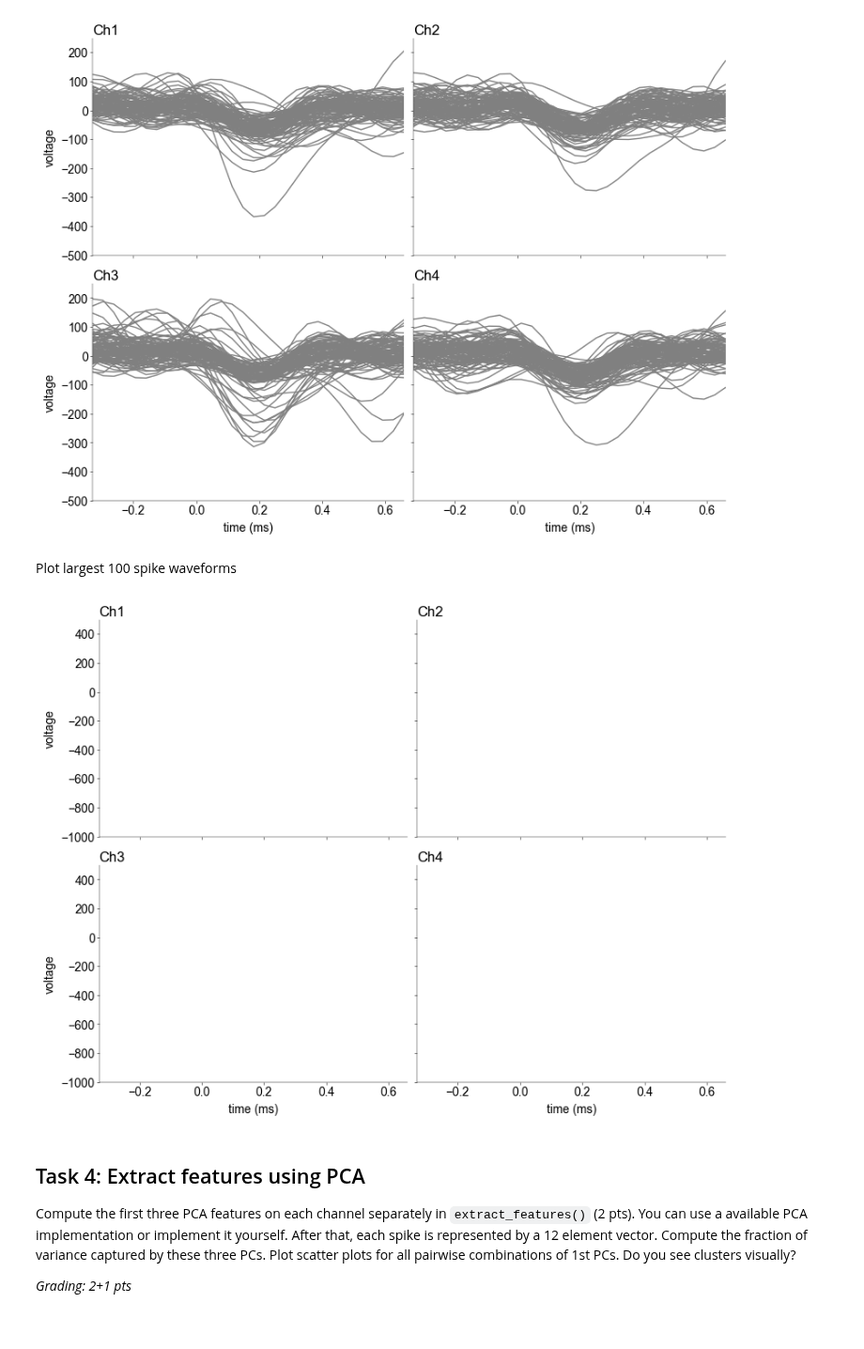
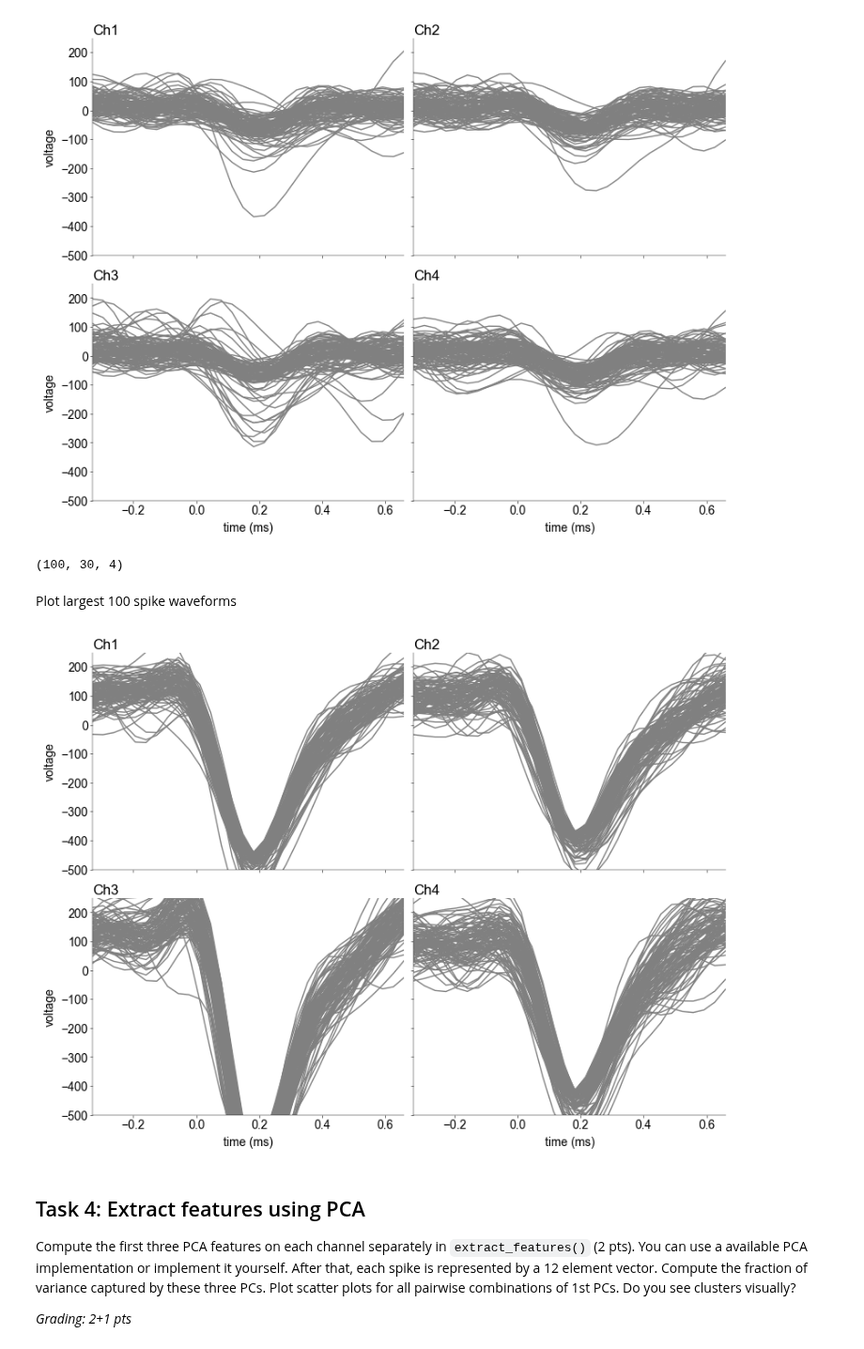
Before and after one commit to H-Kugler/neural-data-science, a Jupyter notebook: notebooks/CodingLab1.ipynb, the cells around one changed output. Shown at 94% size. Saved outputs shown, nothing was run; the diff lists cells and outputs as text; code cells hidden in the pictures.

````diff
--- a/notebooks/CodingLab1.ipynb
+++ b/notebooks/CodingLab1.ipynb
@@ -365,13 +364,26 @@ def extract_waveforms(x: np.ndarray, s: np.ndarray) -> np.ndarray:
     # extract spike waveforms (1 pt)
     # ------------------------------
 
-    n_spikes = len(s)
-    n_channels = x.shape[1]
+    n_spikes, n_channels = s.shape
     length_window = 30
     half_window = int(length_window / 2)
 
-    w = np.stack([x[-half_window + spike : spike + half_window] for spike in s])
+    w = np.stack(
+        [
+            np.stack(
+                [
+                    x[-half_window + spike : spike + half_window, ch]
+                    for spike in s[..., ch]
+                ]
+            )
+            for ch in range(n_channels)
+        ],
+        axis=2,
+    )
 
-    assert w.shape == (n_spikes, length_window, n_channels)
+    # assert w.shape == (n_spikes, length_window, n_channels)
 
     return w
+# %%
+spikes = np.stack([s for i in range(4)], axis=1)
+spikes.shape
@@ -378,2 +392,3 @@ def extract_waveforms(x: np.ndarray, s: np.ndarray) -> np.ndarray:
 # %%
-waveforms = extract_waveforms(x=xf, s=s)
+waveforms = extract_waveforms(x=xf, s=spikes)
+waveforms.shape
@@ -414,36 +431,57 @@ for i, col in enumerate(cols):
     ax[col].plot(t_s, waves[..., i].T, color="grey")
 # %% [output]
 [figure]
+# %%
+np.stack(
+    [
+        waveforms[..., i][np.argpartition(-np.abs(xf[s]), 100, axis=0)[:100, i]]
+        for i in range(4)
+    ],
+    axis=2,
+)
+# %% [output]
+(100, 30, 4)
 # %% [markdown]
 Plot largest 100 spike waveforms
 # %%
 mosaic = [
     ["Ch1", "Ch2"],
     ["Ch3", "Ch4"],
 ]
 fig, ax = plt.subplot_mosaic(
     mosaic=mosaic, figsize=(8, 6), layout="constrained", dpi=100
 )
 
 # -------------------------------------
 # plot the largest 100 spikes (0.5 pts)
 # -------------------------------------
+# extract indices of the largest 100 spikes
+waves = np.stack(
+    [
+        waveforms[..., i][np.argpartition(-np.abs(xf[s]), 100, axis=0)[:100, i]]
+        for i in range(4)
+    ],
+    axis=2,
+)
+t_s = np.linspace(x_limits[0], x_limits[1], num=waves.shape[1])
 
 # cols = ["Ch1", "Ch2", "Ch3", "Ch4"]
 for i, col in enumerate(cols):
-    ax[col].set_ylim((-1000, 500))
-    ax[col].set_xlim((-0.33, 0.66))
+    ax[col].set_ylim(y_limits)
+    ax[col].set_xlim(x_limits)
     ax[col].set_title(col, loc="left")
     if col == "Ch3" or col == "Ch4":
         ax[col].set_xlabel("time (ms)")
     else:
         ax[col].set_xticklabels([])
     if col == "Ch1" or col == "Ch3":
         ax[col].set_ylabel("voltage")
     else:
         ax[col].set_yticklabels([])
+
+    ax[col].plot(t_s, waves[..., i].T, color="grey")
 # %% [output]
-[figure, old version]
+[figure, new version]
 # %% [markdown]
 ## Task 4: Extract features using PCA
 Compute the first three PCA features on each channel separately in ```extract_features()``` (2 pts). You can use a available PCA implementation or implement it yourself. After that, each spike is represented by a 12 element vector. Compute the fraction of variance captured by these three PCs.
````
Also changed, not shown: parts of 5 cells of this notebook.
